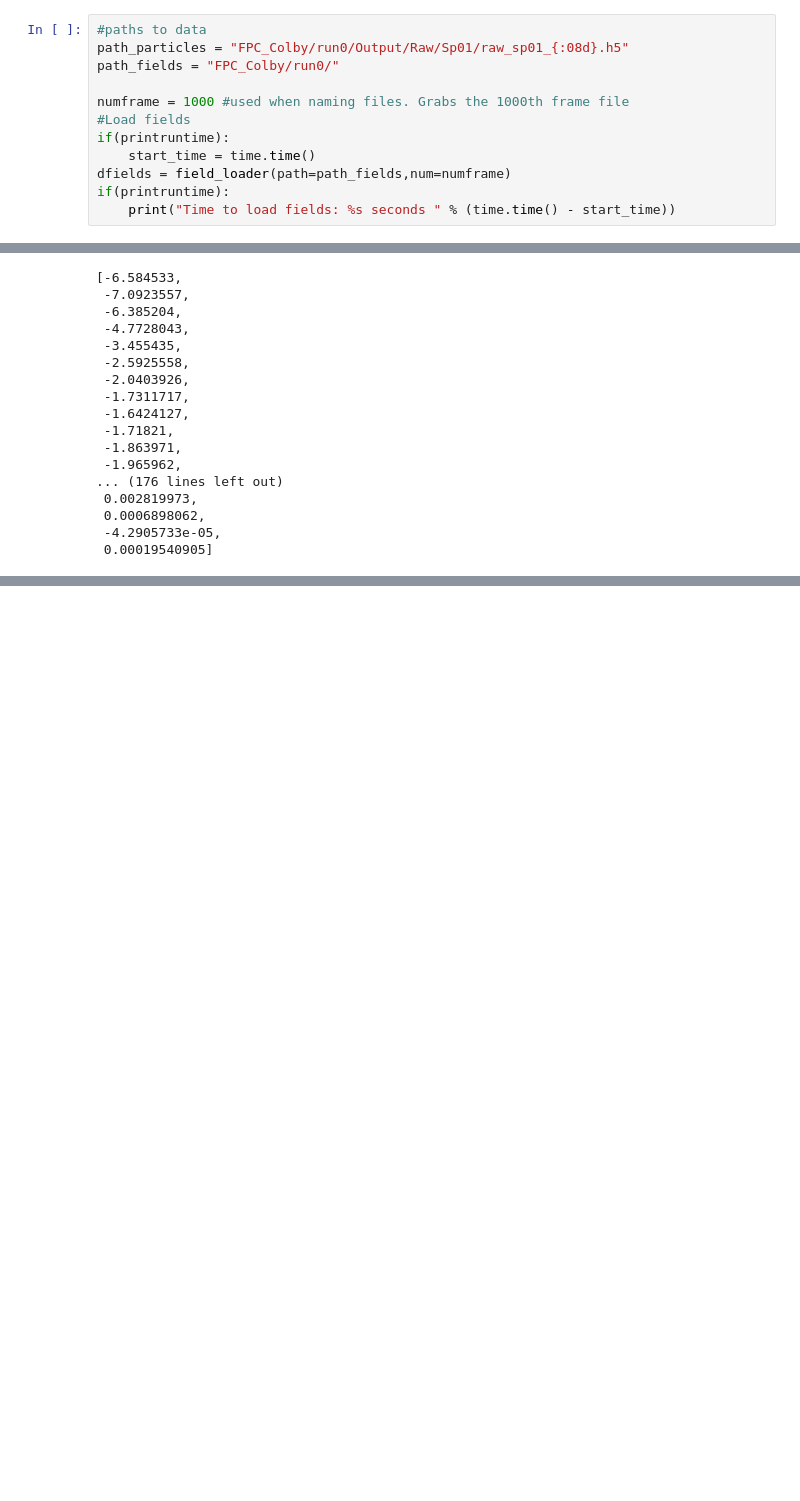
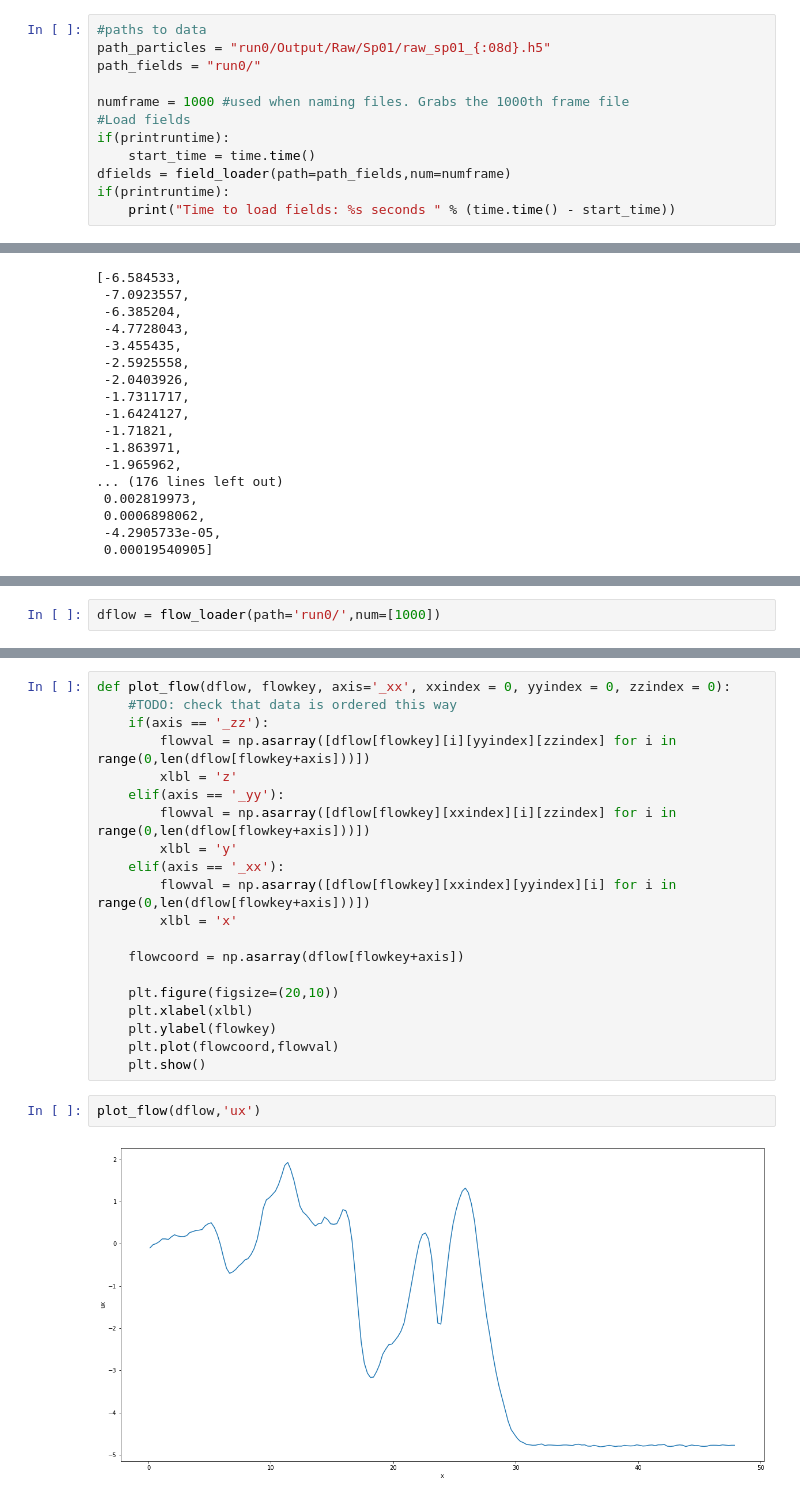
Before and after one commit to collinrbr/FPCAnalysis, a Jupyter notebook: DHyrbidRDevPipeline.ipynb, the cells around one changed output, grey strips where cells are left out. Cells and saved outputs as stored; diff of their text form; blank space fills up the shorter version.

```diff
--- a/DHyrbidRDevPipeline.ipynb
+++ b/DHyrbidRDevPipeline.ipynb
@@ -103,8 +104,8 @@ def readParticlesPosandVelocityOnly(path, num):
     return pts
 # %%
 #paths to data
-path_particles = "FPC_Colby/run0/Output/Raw/Sp01/raw_sp01_{:08d}.h5"
-path_fields = "FPC_Colby/run0/"
+path_particles = "run0/Output/Raw/Sp01/raw_sp01_{:08d}.h5"
+path_fields = "run0/"
 
 numframe = 1000 #used when naming files. Grabs the 1000th frame file
 #Load fields
@@ -1907,0 +1963,2 @@ imageio.mimsave('CEywithExB.gif', images)
+# %%
+dflow = flow_loader(path='run0/',num=[1000])
@@ -1907,0 +1994,24 @@ imageio.mimsave('CEywithExB.gif', images)
+# %%
+def plot_flow(dflow, flowkey, axis='_xx', xxindex = 0, yyindex = 0, zzindex = 0):
+    #TODO: check that data is ordered this way
+    if(axis == '_zz'):
+        flowval = np.asarray([dflow[flowkey][i][yyindex][zzindex] for i in range(0,len(dflow[flowkey+axis]))])
+        xlbl = 'z'
+    elif(axis == '_yy'):
+        flowval = np.asarray([dflow[flowkey][xxindex][i][zzindex] for i in range(0,len(dflow[flowkey+axis]))])
+        xlbl = 'y'
+    elif(axis == '_xx'):
+        flowval = np.asarray([dflow[flowkey][xxindex][yyindex][i] for i in range(0,len(dflow[flowkey+axis]))])
+        xlbl = 'x'
+
+    flowcoord = np.asarray(dflow[flowkey+axis])
+
+    plt.figure(figsize=(20,10))
+    plt.xlabel(xlbl)
+    plt.ylabel(flowkey)
+    plt.plot(flowcoord,flowval)
+    plt.show()
+# %%
+plot_flow(dflow,'ux')
+# %% [output]
+[figure, added]
```
Also changed, not shown: parts of 30 cells of this notebook, 7 other files.
